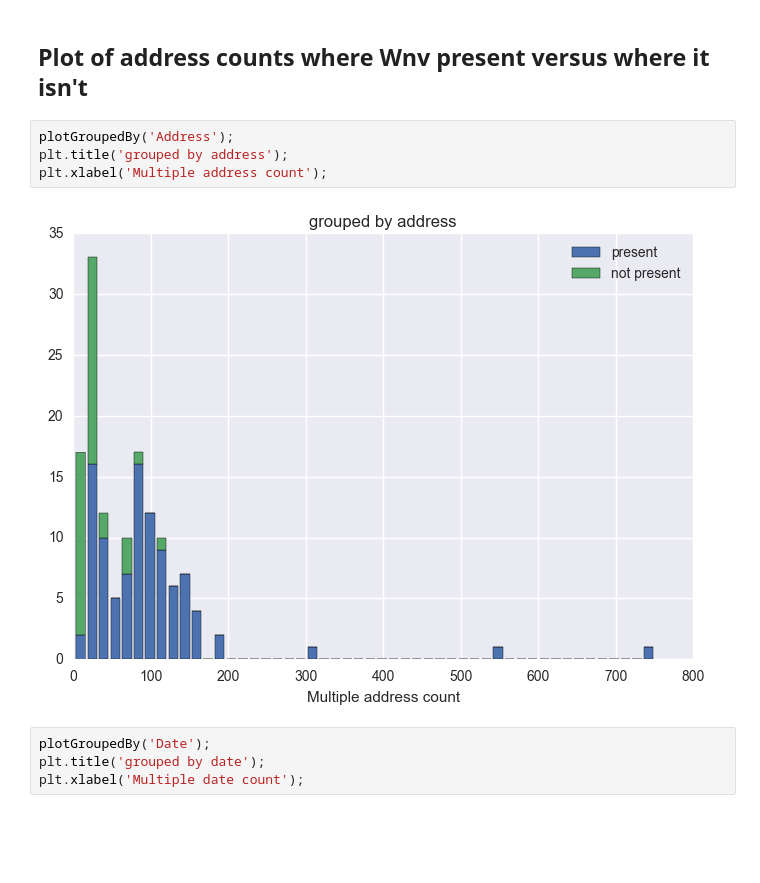
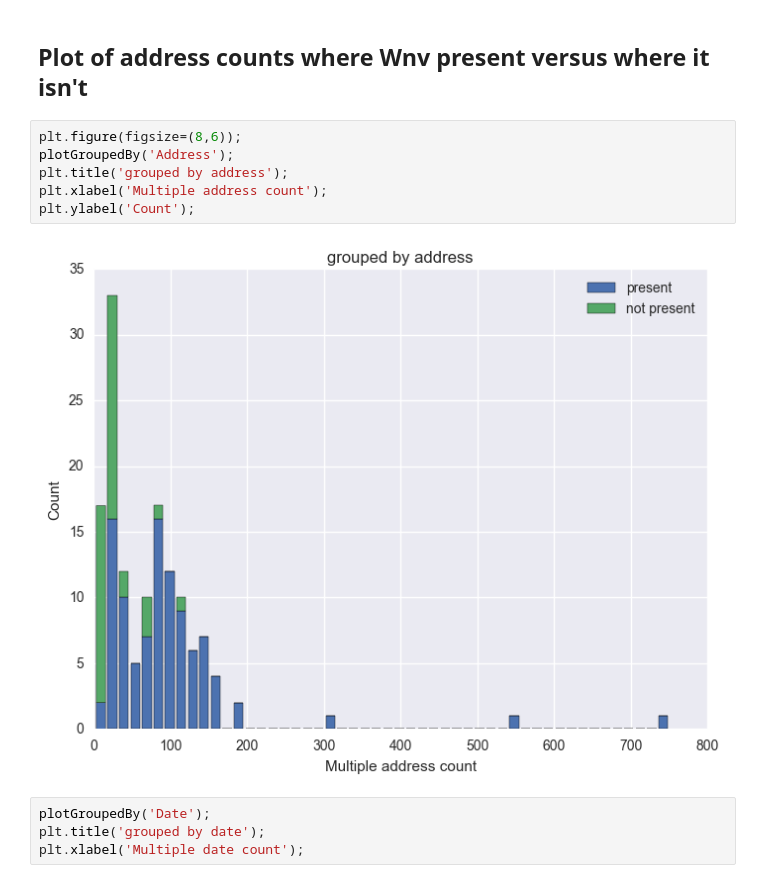
Before and after one commit to sempwn/west-nile-virus, a Jupyter notebook: data_exploration.ipynb, the cells around one changed output. Cells and saved outputs as stored; diff of their text form; blank space fills up the shorter version.

```diff
--- a/data_exploration.ipynb
+++ b/data_exploration.ipynb
@@ -90,11 +120,13 @@ def plotGroupedBy(col):
 # %% [markdown]
 ## Plot of address counts where Wnv present versus where it isn't
 # %%
+plt.figure(figsize=(8,6));
 plotGroupedBy('Address');
 plt.title('grouped by address');
 plt.xlabel('Multiple address count');
+plt.ylabel('Count');
 # %% [output]
-[figure, old version]
+[figure, new version]
 # %%
 plotGroupedBy('Date');
 plt.title('grouped by date');
```
Also changed, not shown: parts of 48 cells of this notebook, 6 other files.
